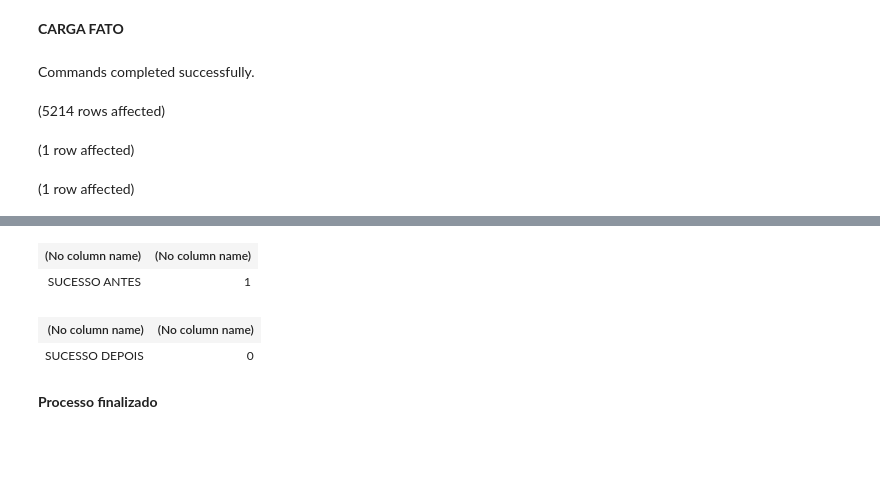
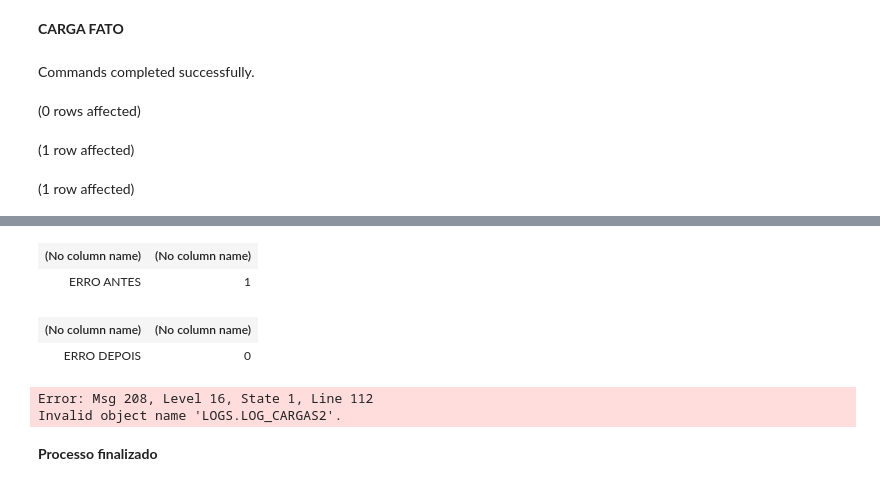
Before and after one commit to AmandaGiacometti/DataEX-Bootcamp, a Jupyter notebook: Dia 04/03_ETL_SQL_SCD2.ipynb, the cells around one changed output, grey strips where cells are left out. Saved outputs shown, nothing was run; the diff lists cells and outputs as text; code cells hidden in the pictures; blank space fills up the shorter version.

```diff
--- a/Dia 04/03_ETL_SQL_SCD2.ipynb
+++ b/Dia 04/03_ETL_SQL_SCD2.ipynb
@@ -1398,7 +1401,7 @@ Total execution time: 00:00:00.248
 # %% [markdown]
 **CARGA FATO**
 # %%
-USE DW
+USE DW_02
 GO
 BEGIN TRANSACTION;
    DECLARE @VDATA_INI DATETIME;
@@ -1537,6 +1540,6 @@ INSERT INTO [LOGS].[LOG_CARGAS2]
 END CATCH;
 # %% [output]
 Commands completed successfully.
-(5214 rows affected)
+(0 rows affected)
 (1 row affected)
 (1 row affected)
@@ -1545,6 +1547,8 @@ Total execution time: 00:00:00.393
 | (No column name) | (No column name) |
-| SUCESSO ANTES | 1 |
+| ERRO ANTES | 1 |
 | (No column name) | (No column name) |
-| SUCESSO DEPOIS | 0 |
+| ERRO DEPOIS | 0 |
+Error: Msg 208, Level 16, State 1, Line 112
+Invalid object name 'LOGS.LOG_CARGAS2'.
 # %% [markdown]
 **Processo finalizado**
```
Also changed, not shown: parts of 25 cells of this notebook.
